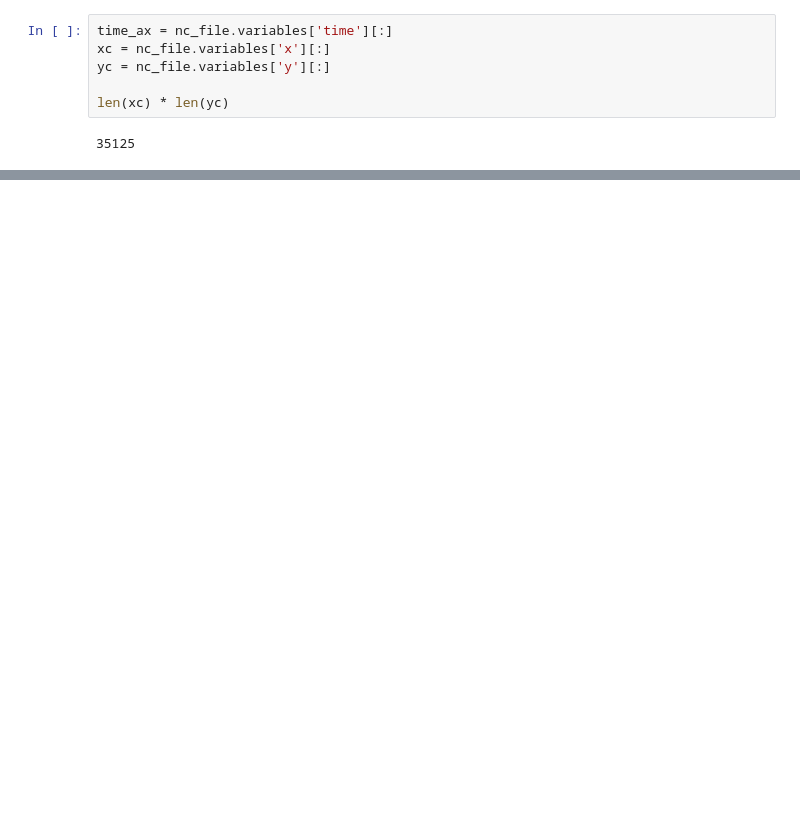
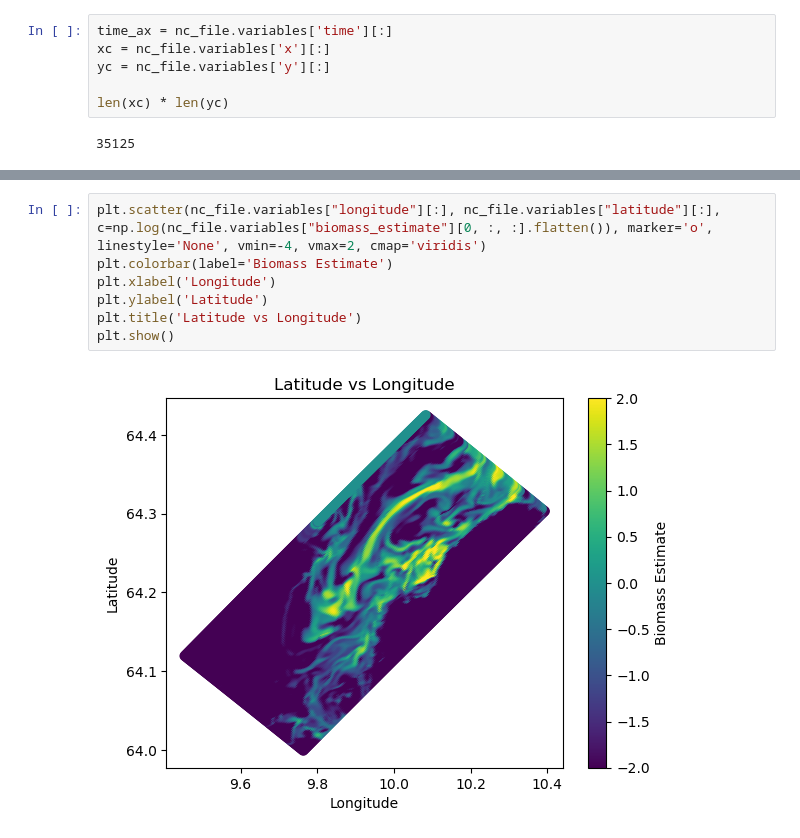
Before and after one commit to SFI-Harvest/CASCADE, a Jupyter notebook: src/notebooks/test_cascade.ipynb, the cells around one changed output, grey strips where cells are left out. Cells and saved outputs as stored; diff of their text form; blank space fills up the shorter version.

```diff
--- a/src/notebooks/test_cascade.ipynb
+++ b/src/notebooks/test_cascade.ipynb
@@ -90,0 +94,9 @@ for t in range(len(time_ax)):
+# %%
+plt.scatter(nc_file.variables["longitude"][:], nc_file.variables["latitude"][:], c=np.log(nc_file.variables["biomass_estimate"][0, :, :].flatten()), marker='o', linestyle='None', vmin=-4, vmax=2, cmap='viridis')
+plt.colorbar(label='Biomass Estimate')
+plt.xlabel('Longitude')
+plt.ylabel('Latitude')
+plt.title('Latitude vs Longitude')
+plt.show()
+# %% [output]
+[figure, added]
```
Also changed, not shown: parts of 3 cells of this notebook, 23 other files.
